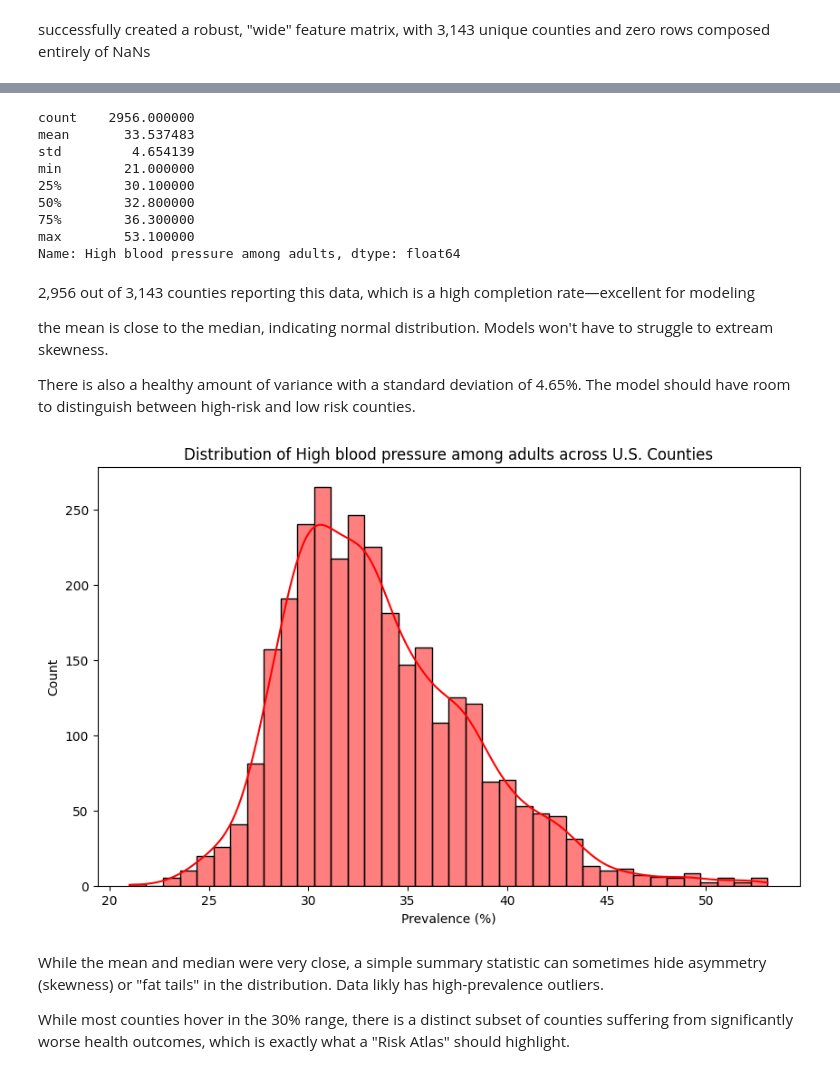
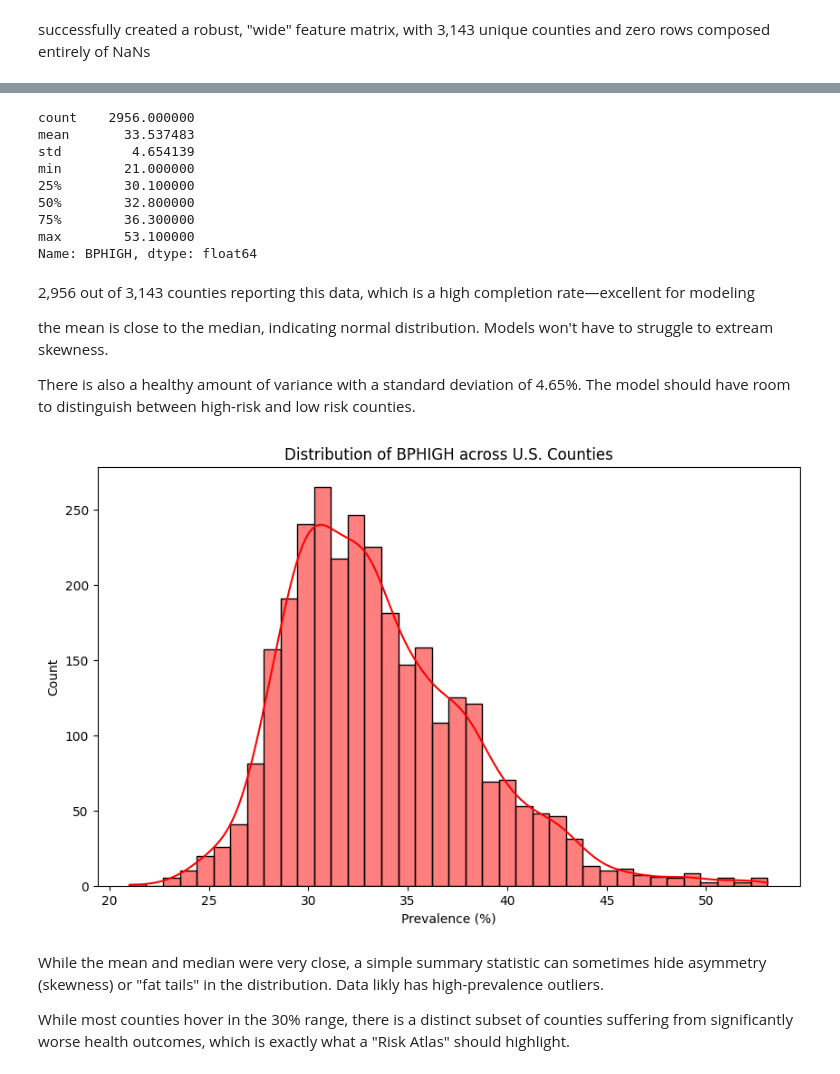
Before and after one commit to ngwalker93/ads599-capstone-hypertension-risk-atlas, a Jupyter notebook: code/validation/02_eda_cdc_aa.ipynb, the cells around one changed output, grey strips where cells are left out. Cells and saved outputs as stored; diff of their text form; code cells hidden in the pictures.

```diff
--- a/code/validation/02_eda_cdc_aa.ipynb
+++ b/code/validation/02_eda_cdc_aa.ipynb
@@ -135,13 +140,13 @@ locationname / geolocation	Likely minor reporting gaps; will disappear when you
 # %%
 # Drop the columns that are 99% empty
-df = df.drop(columns=['data_value_footnote', 'data_value_footnote_symbol'])
+df = df.drop(columns=['data_value_footnote', 'data_value_footnote_symbol', 'low_confidence_limit', 'high_confidence_limit'])
 
 # Drop the 33 rows where 'data_value' is missing
 # (This will also likely clean up the other small NaN counts like locationname)
 df = df.dropna(subset=['data_value'])
 
 # Drop the technical/internal columns that add no value for ML
-df = df.drop(columns=['categoryid', 'measureid', 'datavaluetypeid', 'short_question_text', 'geolocation', 'datasource'])
+df = df.drop(columns=['categoryid', 'datavaluetypeid', 'short_question_text', 'geolocation', 'datasource'])
 
 df.isnull().sum()
 # %% [output]
@@ -163,12 +227,28 @@ dtype: int64
+# %%
+# Core clinical and behavioral predictors
+core_features = ['DIABETES', 'OBESITY', 'CSMOKING', 'LPA', 'SLEEP']
+
+# SDoH and social context features
+sdoh_features = ['LACKTRPT', 'FOODINSECU', 'HOUSINSECU', 'FOODSTAMP',
+'ACCESS2', 'GHLTH','CASTHMA', 'COPD','LONELINESS', 'EMOTIONSPT',]
+
+# Aging and disability proxies
+aging_features = ['MOBILITY', 'COGNITION', 'SELFCARE', 'TEETHLOST', 'VISION']
+
+# Combine for the final list
+selected_measures = ['BPHIGH'] + core_features + sdoh_features + aging_features
+
+# Filter your dataframe
+df_filtered = df[df['measureid'].isin(selected_measures)]
 # %% [markdown]
 ## Piviot the Dataframe
 
 To merge the dataset a common key is needed. df_wide will have a row per county where a left_join can be performed with the master dataset. The data_value column will be pivoted into new columns for each metric, with the values being the corresponding data_value.
 # %%
 # Pivot the data to create columns for each measure
-df_wide = df.pivot_table(
+df_wide = df_filtered.pivot_table(
     index=['locationid', 'locationname', 'stateabbr'],
-    columns='measure',
+    columns='measureid',
     values='data_value'
 ).reset_index()
 
@@ -282,8 +355,8 @@ Key Analytical Considerations:
 # %%
 # Descriptive statistics for target
 # This tells you the min, max, mean, and spread of HBP across all 3,143 counties
-target_col = 'High blood pressure among adults'
-print(df_wide[target_col].describe())
+target_col = 'BPHIGH'
+print(df[target_col].describe())
 # %% [output]
 count    2956.000000
 mean       33.537483
@@ -293,7 +366,7 @@ min        21.000000
 50%        32.800000
 75%        36.300000
 max        53.100000
-Name: High blood pressure among adults, dtype: float64
+Name: BPHIGH, dtype: float64
 # %% [markdown]
 2,956 out of 3,143 counties reporting this data, which is a high completion rate—excellent for modeling
 
@@ -303,13 +376,13 @@ There is also a healthy amount of variance with a standard deviation of 4.65%. T
 # %%
 # Visualize the distribution
 
 plt.figure(figsize=(10, 6))
-sns.histplot(df_wide[target_col], kde=True, color='red')
+sns.histplot(df[target_col], kde=True, color='red')
 plt.title(f'Distribution of {target_col} across U.S. Counties')
 plt.xlabel('Prevalence (%)')
 plt.show()
 # %% [output]
-[figure, old version]
+[figure, new version]
 # %% [markdown]
 While the mean and median were very close, a simple summary statistic can sometimes hide asymmetry (skewness) or "fat tails" in the distribution. Data likly has high-prevalence outliers.
 
```
Also changed, not shown: parts of 24 cells of this notebook.
